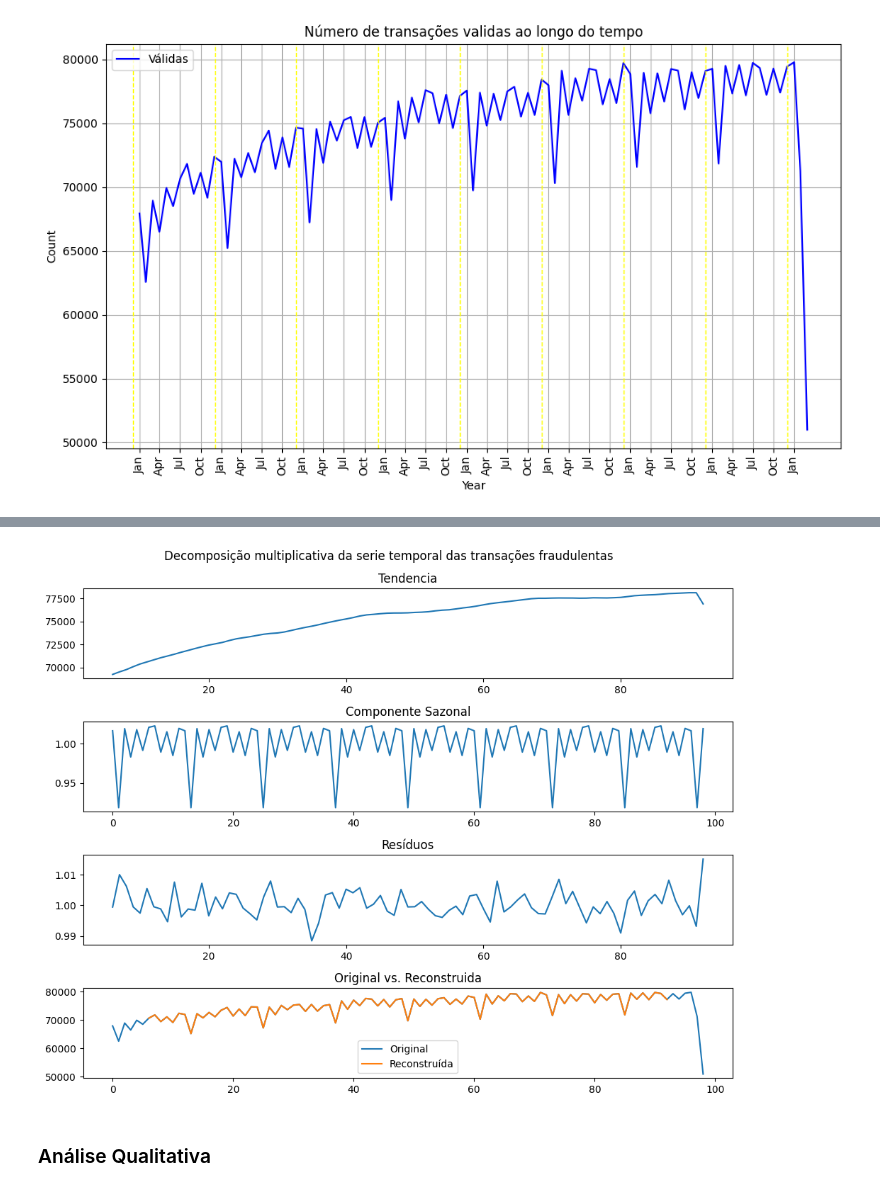
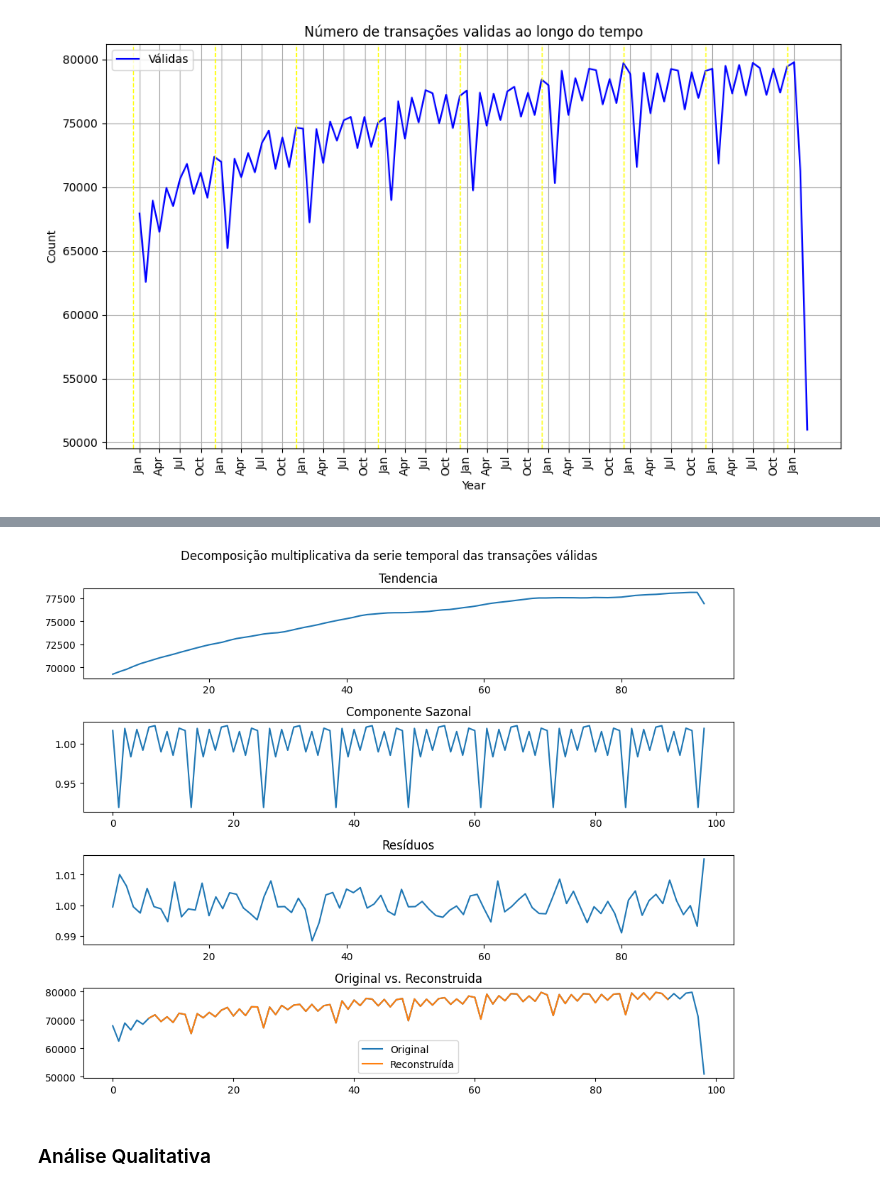
Before and after one commit to Angelicogfa/tcc_mba_datascience_analytics_usp_esalq, a Jupyter notebook: analise_fraude.ipynb, the cells around one changed output, grey strips where cells are left out. Cells and saved outputs as stored; diff of their text form; code cells hidden in the pictures.

```diff
--- a/analise_fraude.ipynb
+++ b/analise_fraude.ipynb
@@ -560,30 +595,30 @@ decompa_nonfraud = seasonal_decompose(df_pivot['non_fraud'], model='multiplicati
 # %%
 plt.figure(figsize=(10, 8))
 
-plt.suptitle('Decomposição multiplicativa da serie temporal das transações fraudulentas')
+plt.suptitle('Decomposição multiplicativa da serie temporal das transações válidas')
 
 plt.subplot(4, 1, 1)
 plt.plot(decompa_nonfraud.trend)
 plt.title('Tendencia')
 
 plt.subplot(4, 1, 2)
 plt.plot(decompa_nonfraud.seasonal)
 plt.title('Componente Sazonal')
 
 plt.subplot(4, 1, 3)
 plt.plot(decompa_nonfraud.resid)
 plt.title('Resíduos')
 
 plt.subplot(4, 1, 4)
 plt.plot(df_pivot['non_fraud'], label='Original')
 plt.plot(decompa_nonfraud.trend * decompa_nonfraud.seasonal * decompa_nonfraud.resid, label='Reconstruída')
 plt.title('Original vs. Reconstruida')
 plt.legend()
 
 plt.tight_layout()
 plt.show()
 # %% [output]
-[figure, old version]
+[figure, new version]
 # %% [markdown]
 ### Análise Qualitativa
 # %%
```
Also changed, not shown: parts of 17 cells of this notebook.
